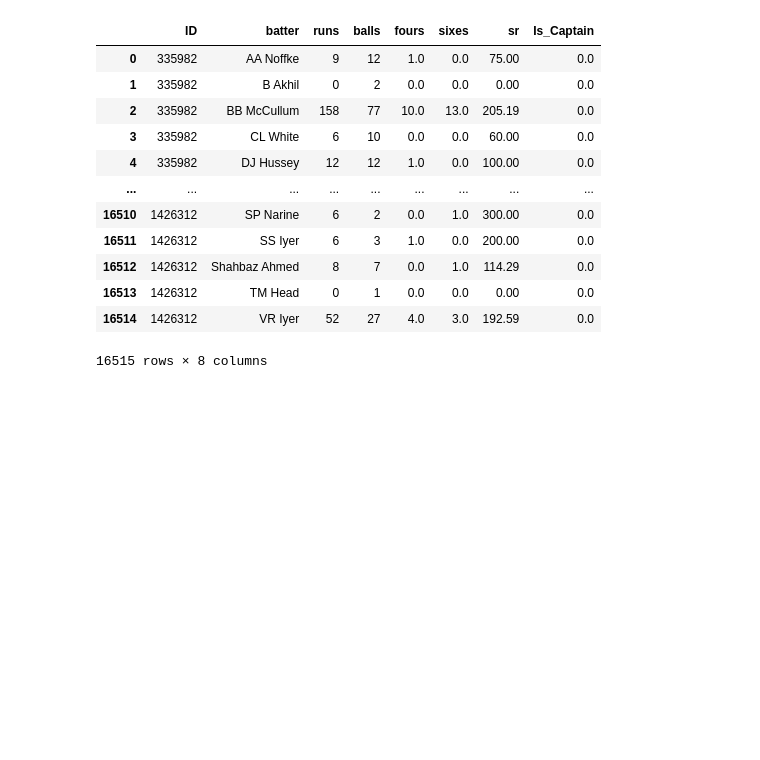
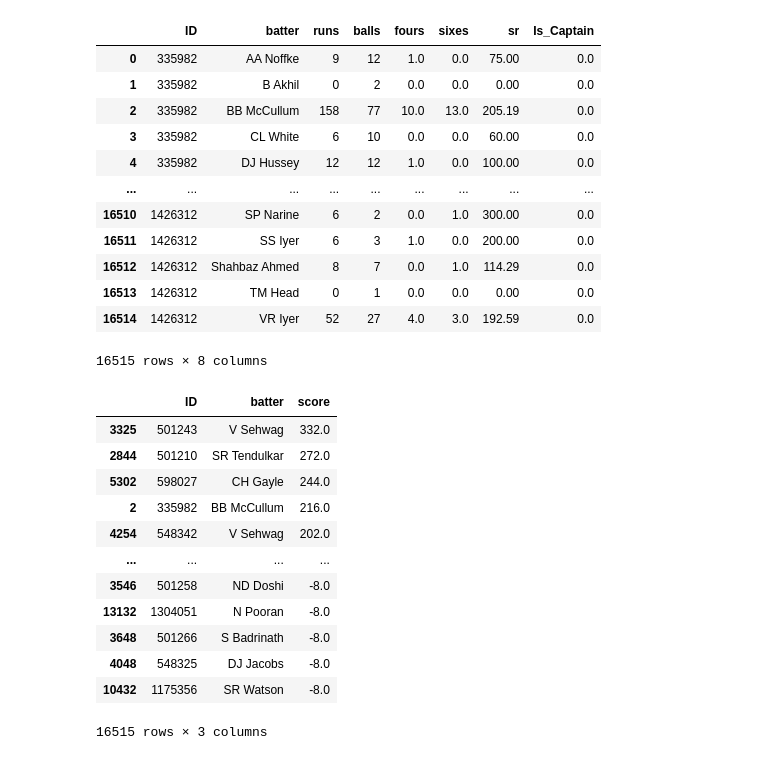
Before and after one commit to Apurba1903/elt_process_on_ipl_data, a Jupyter notebook: extract_information.ipynb, the cells around one changed output. Saved outputs shown, nothing was run; the diff lists cells and outputs as text; code cells hidden in the pictures; blank space fills up the shorter version.

Commit message:
completed the final dataframe

```diff
--- a/extract_information.ipynb
+++ b/extract_information.ipynb
@@ -152,0 +200,20 @@ final_df
+# %%
+final_df['score'] = final_df.apply(dream11, axis=1)
+# %%
+export_df = final_df.sort_values('score', ascending=False)[['ID', 'batter', 'score']]
+# %%
+export_df
+# %% [output]
+|  | ID | batter | score |
+| 3325 | 501243 | V Sehwag | 332.0 |
+| 2844 | 501210 | SR Tendulkar | 272.0 |
+| 5302 | 598027 | CH Gayle | 244.0 |
+| 2 | 335982 | BB McCullum | 216.0 |
+| 4254 | 548342 | V Sehwag | 202.0 |
+| ... | ... | ... | ... |
+| 3546 | 501258 | ND Doshi | -8.0 |
+| 13132 | 1304051 | N Pooran | -8.0 |
+| 3648 | 501266 | S Badrinath | -8.0 |
+| 4048 | 548325 | DJ Jacobs | -8.0 |
+| 10432 | 1175356 | SR Watson | -8.0 |
+16515 rows × 3 columns
```
Also changed, not shown: parts of 3 cells of this notebook.
